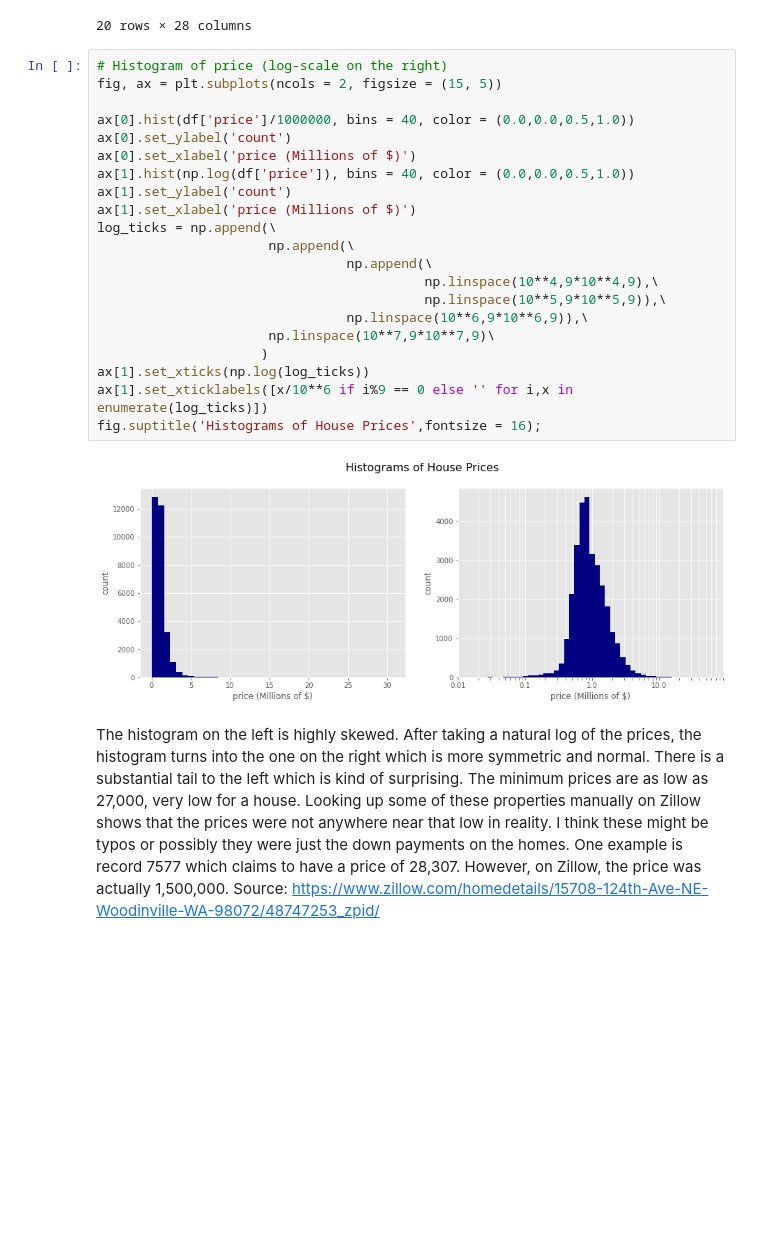
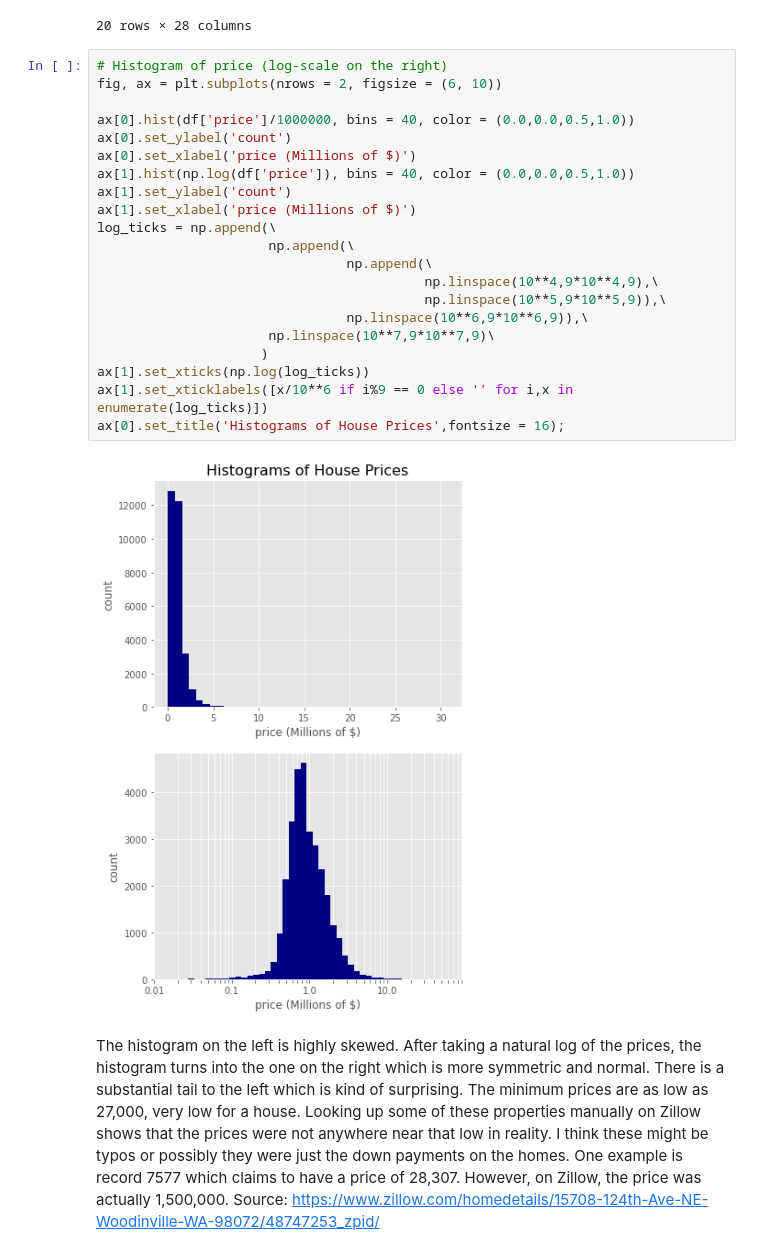
Before and after one commit to daviderics/KC-House-Sales-Phase-2-Project, a Jupyter notebook: student.ipynb, the cells around one changed output. Saved outputs shown, nothing was run; the diff lists cells and outputs as text; blank space fills up the shorter version.

```diff
--- a/student.ipynb
+++ b/student.ipynb
@@ -378,27 +378,27 @@ df.sort_values(by = 'price', ascending = True)[0:20]
 20 rows × 28 columns
 # %%
 # Histogram of price (log-scale on the right)
-fig, ax = plt.subplots(ncols = 2, figsize = (15, 5))
+fig, ax = plt.subplots(nrows = 2, figsize = (6, 10))
 
 ax[0].hist(df['price']/1000000, bins = 40, color = (0.0,0.0,0.5,1.0))
 ax[0].set_ylabel('count')
 ax[0].set_xlabel('price (Millions of $)')
 ax[1].hist(np.log(df['price']), bins = 40, color = (0.0,0.0,0.5,1.0))
 ax[1].set_ylabel('count')
 ax[1].set_xlabel('price (Millions of $)')
 log_ticks = np.append(\
                       np.append(\
                                 np.append(\
                                           np.linspace(10**4,9*10**4,9),\
                                           np.linspace(10**5,9*10**5,9)),\
                                 np.linspace(10**6,9*10**6,9)),\
                       np.linspace(10**7,9*10**7,9)\
                      )
 ax[1].set_xticks(np.log(log_ticks))
 ax[1].set_xticklabels([x/10**6 if i%9 == 0 else '' for i,x in enumerate(log_ticks)])
-fig.suptitle('Histograms of House Prices',fontsize = 16);
+ax[0].set_title('Histograms of House Prices',fontsize = 16);
 # %% [output]
-[figure, old version]
+[figure, new version]
 # %% [markdown]
 The histogram on the left is highly skewed. After taking a natural log of the prices, the histogram turns into the one on the right which is more symmetric and normal. There is a substantial tail to the left which is kind of surprising. The minimum prices are as low as 27,000, very low for a house. Looking up some of these properties manually on Zillow shows that the prices were not anywhere near that low in reality. I think these might be typos or possibly they were just the down payments on the homes. One example is record 7577 which claims to have a price of 28,307. However, on Zillow, the price was actually 1,500,000. Source: https://www.zillow.com/homedetails/15708-124th-Ave-NE-Woodinville-WA-98072/48747253_zpid/
 
```
Also changed, not shown: parts of 13 cells of this notebook.
